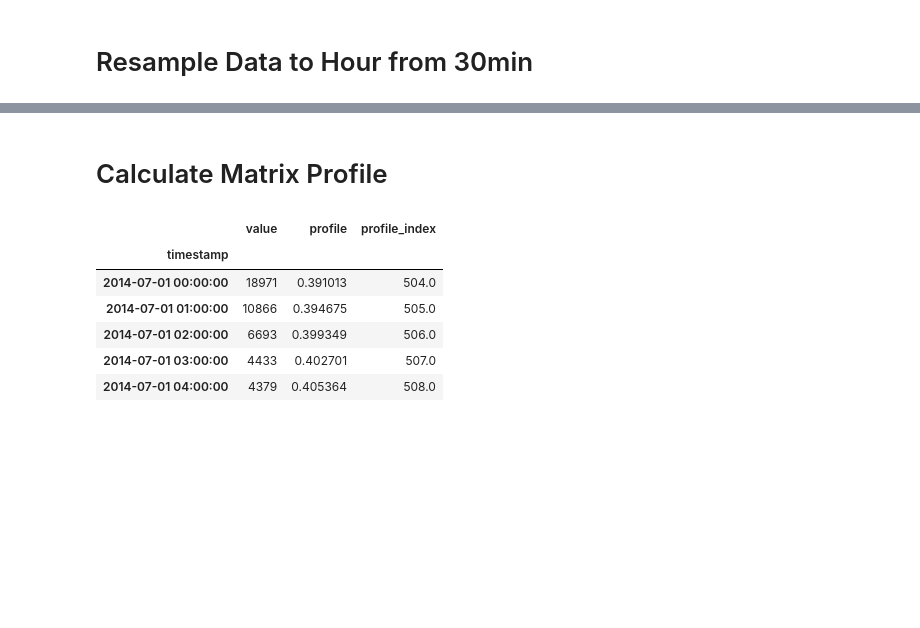
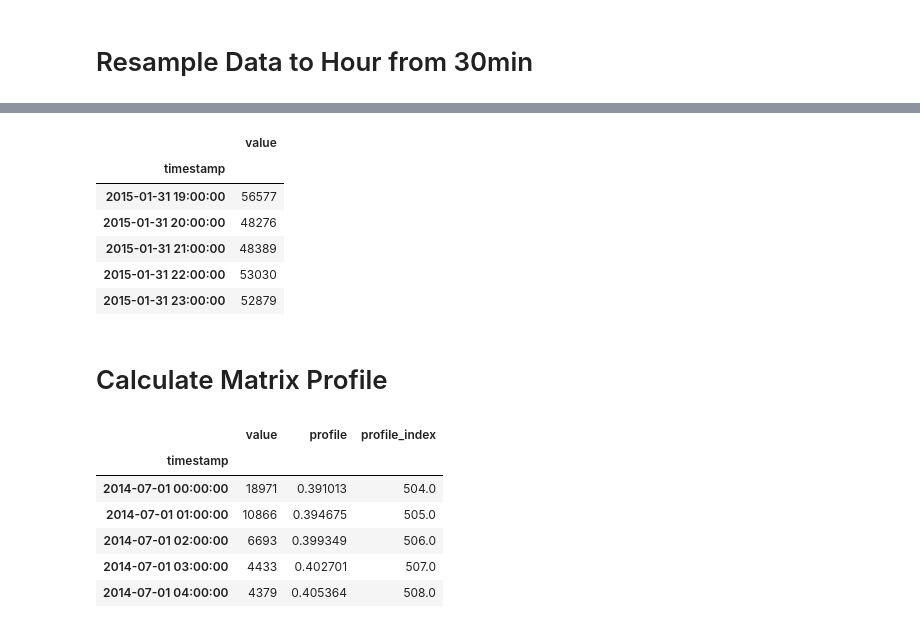
Before and after one commit to wooheaven/Python-Study, a Jupyter notebook: 06_MatrixProfile/02_matrixprofile-ts/02_Matrix_Profile_NYC_Taxi.ipynb, the cells around one changed output, grey strips where cells are left out. Drawn from its saved outputs; the diff is of its cells as text; code cells hidden in the pictures; blank space fills up the shorter version.

```diff
--- a/06_MatrixProfile/02_matrixprofile-ts/02_Matrix_Profile_NYC_Taxi.ipynb
+++ b/06_MatrixProfile/02_matrixprofile-ts/02_Matrix_Profile_NYC_Taxi.ipynb
@@ -54,3 +68,13 @@ df.head()
+# %%
+df.tail()
+# %% [output]
+|  | value |
+| timestamp |  |
+| 2015-01-31 19:00:00 | 56577 |
+| 2015-01-31 20:00:00 | 48276 |
+| 2015-01-31 21:00:00 | 48389 |
+| 2015-01-31 22:00:00 | 53030 |
+| 2015-01-31 23:00:00 | 52879 |
 # %% [markdown]
 # Calculate Matrix Profile
 # %%
```
Also changed, not shown: parts of 13 cells of this notebook, 1 other file.
